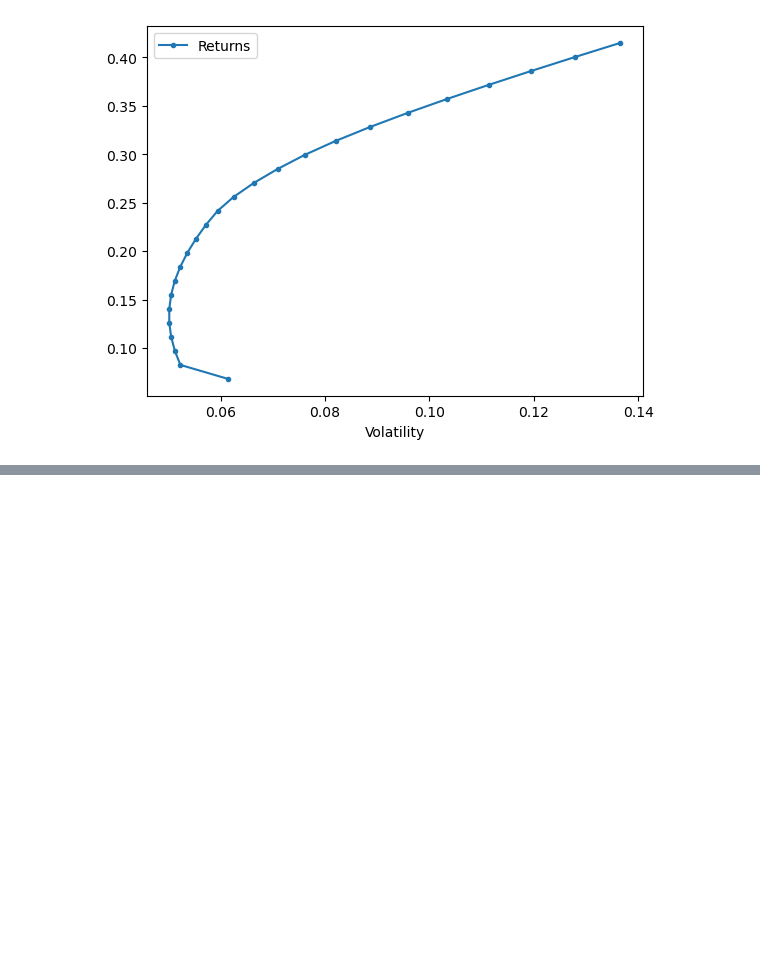
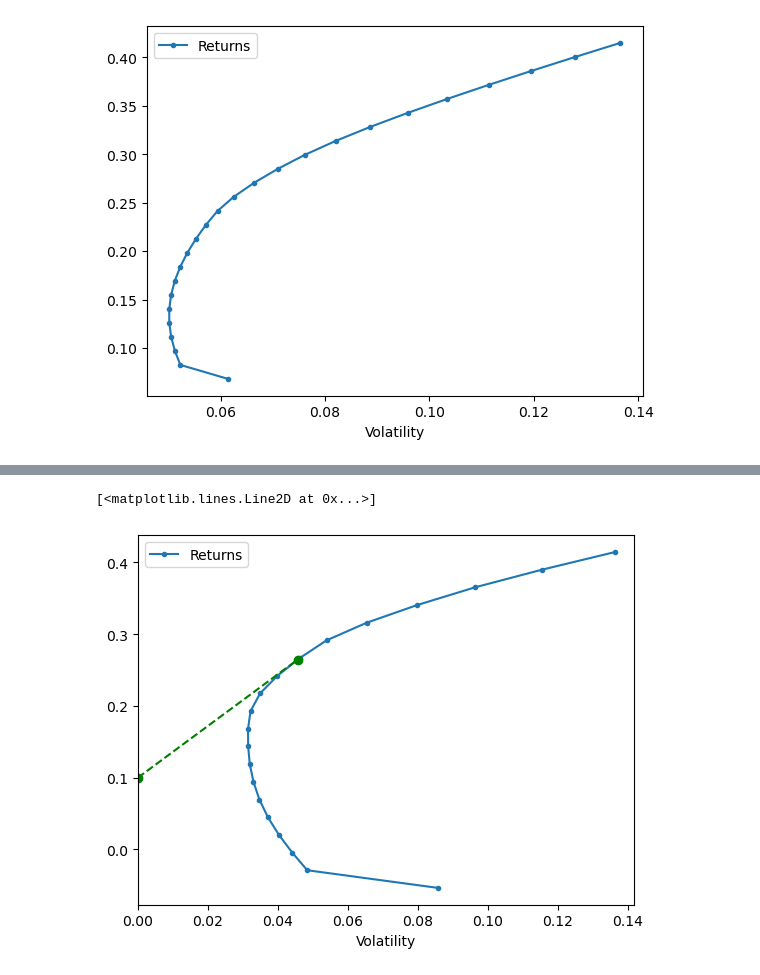
Before and after one commit to ahmet794/Investment-Banking-Asset-Management, a Jupyter notebook: Labs Week 2.ipynb, the cells around one changed output, grey strips where cells are left out. Saved outputs shown, nothing was run; the diff lists cells and outputs as text; code cells hidden in the pictures; blank space fills up the shorter version.

```diff
--- a/Labs Week 2.ipynb
+++ b/Labs Week 2.ipynb
@@ -296,0 +317,14 @@ rk.plot_ef(25, er[l], cov.loc[l, l])
+# %%
+ax = rk.plot_ef(20, er, cov)
+ax.set_xlim(left = 0)
+rf = 0.1 # We want it to be 10 percent return
+w_msr = rk.msr(rf, er, cov)
+r_msr = rk.portfolio_return(w_msr, er)
+vol_msr = rk.portfolio_vol(w_msr, cov)
+# Add CML -> Capital Market Line
+cml_x = [0, vol_msr]
+cml_y = [rf, r_msr]
+ax.plot(cml_x, cml_y, color = "green", marker="o", linestyle = "dashed")
+# %% [output]
+[<matplotlib.lines.Line2D at 0x...>]
+[figure, added]
```
Also changed, not shown: parts of 3 cells of this notebook, 1 other file.
